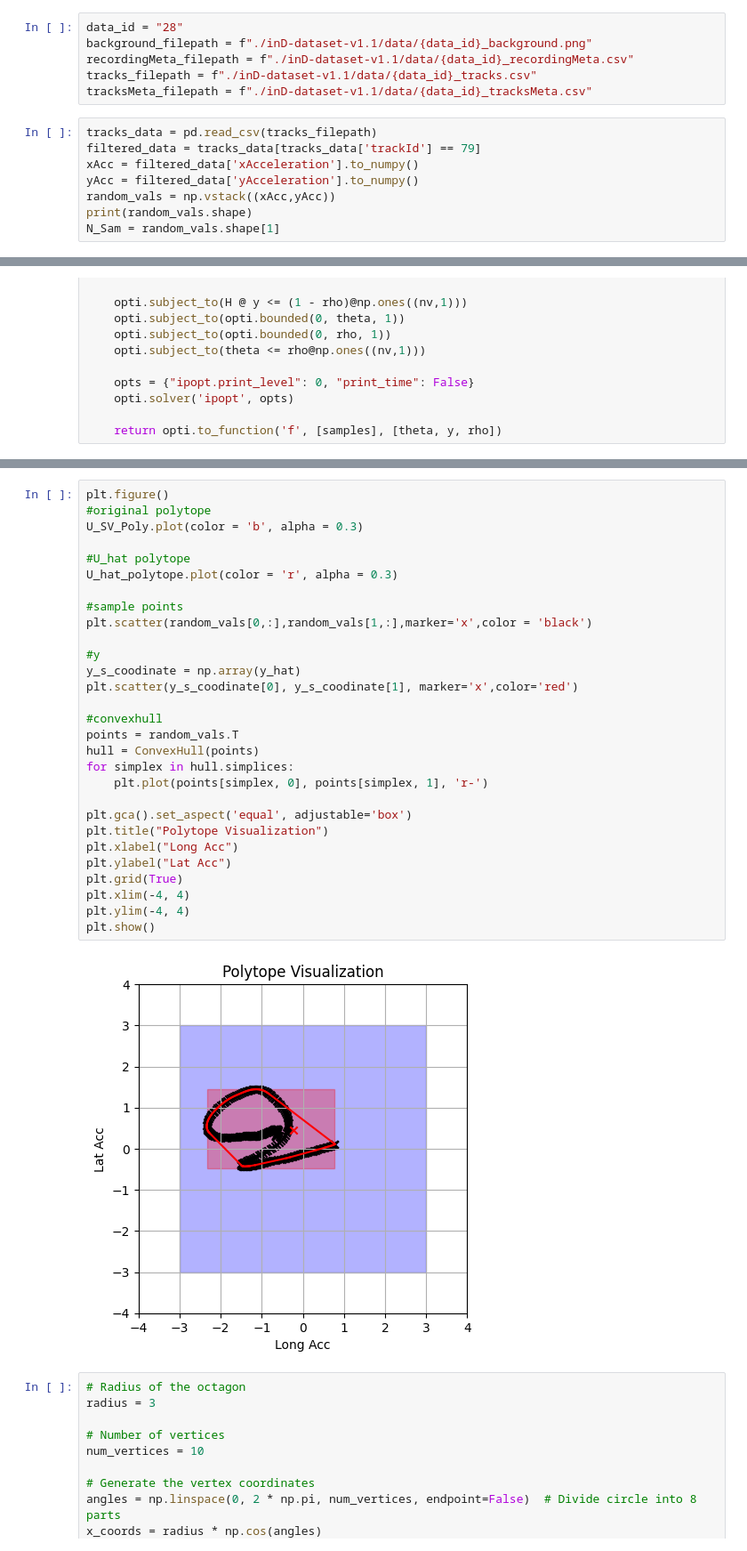
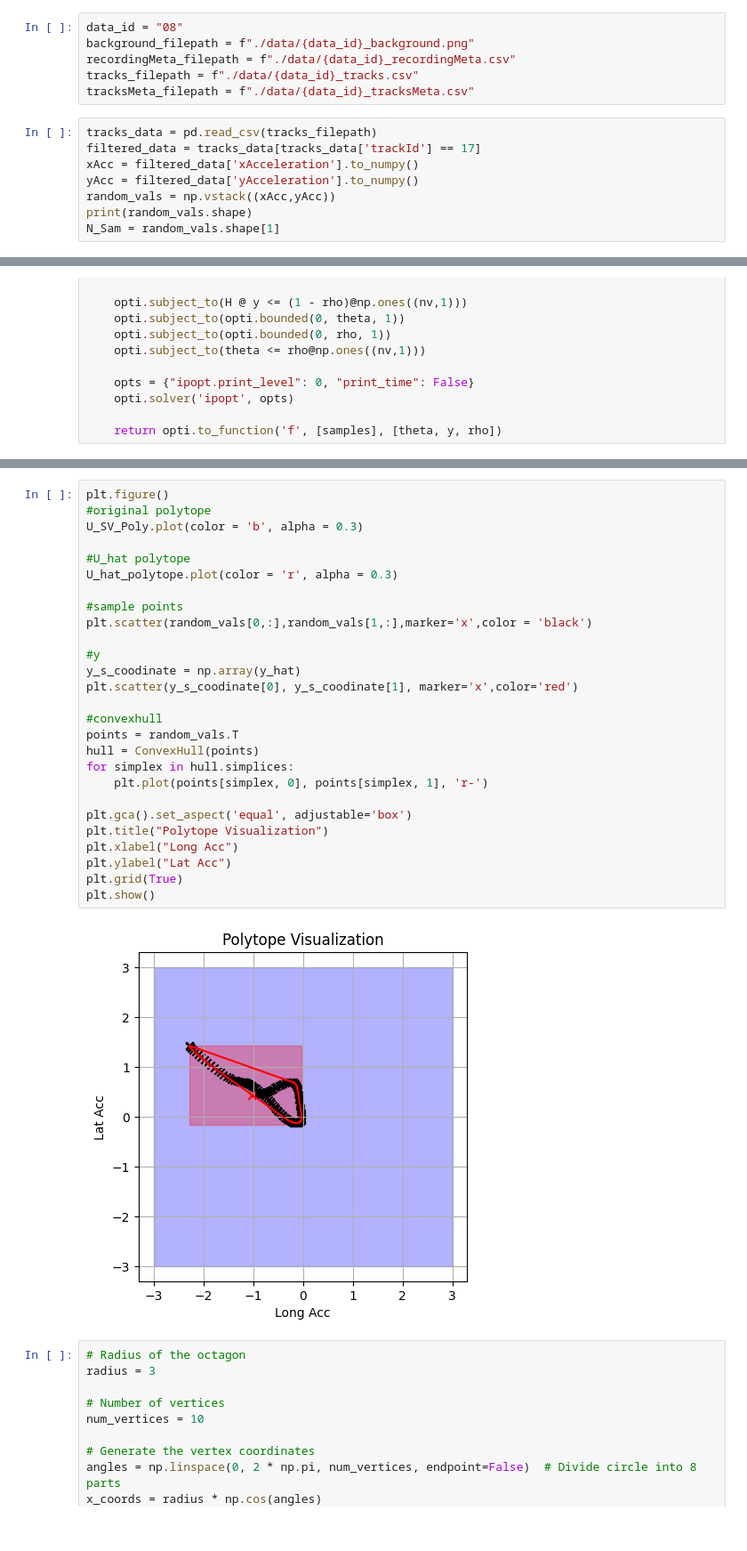
Before and after one commit to QDZHOU/FYP_Intent_Learning, a Jupyter notebook: H_estimtion_polytope.ipynb, the cells around one changed output, grey strips where cells are left out. Shown at 89% size. Drawn from its saved outputs; the diff is of its cells as text.

```diff
--- a/H_estimtion_polytope.ipynb
+++ b/H_estimtion_polytope.ipynb
@@ -36,13 +36,13 @@ print(random_vals.shape)
 (2, 20)
 # %%
-data_id = "28"
-background_filepath = f"./inD-dataset-v1.1/data/{data_id}_background.png"
-recordingMeta_filepath = f"./inD-dataset-v1.1/data/{data_id}_recordingMeta.csv"
-tracks_filepath = f"./inD-dataset-v1.1/data/{data_id}_tracks.csv"
-tracksMeta_filepath = f"./inD-dataset-v1.1/data/{data_id}_tracksMeta.csv"
+data_id = "08"
+background_filepath = f"./data/{data_id}_background.png"
+recordingMeta_filepath = f"./data/{data_id}_recordingMeta.csv"
+tracks_filepath = f"./data/{data_id}_tracks.csv"
+tracksMeta_filepath = f"./data/{data_id}_tracksMeta.csv"
 # %%
 tracks_data = pd.read_csv(tracks_filepath)
-filtered_data = tracks_data[tracks_data['trackId'] == 79]
+filtered_data = tracks_data[tracks_data['trackId'] == 17]
 xAcc = filtered_data['xAcceleration'].to_numpy()
 yAcc = filtered_data['yAcceleration'].to_numpy()
 random_vals = np.vstack((xAcc,yAcc))
@@ -95,34 +95,32 @@ This program contains Ipopt, a library for large-scale nonlinear optimization.
 # %%
 plt.figure()
 #original polytope
 U_SV_Poly.plot(color = 'b', alpha = 0.3)
 
 #U_hat polytope
 U_hat_polytope.plot(color = 'r', alpha = 0.3)
 
 #sample points
 plt.scatter(random_vals[0,:],random_vals[1,:],marker='x',color = 'black')
 
 #y
 y_s_coodinate = np.array(y_hat)
 plt.scatter(y_s_coodinate[0], y_s_coodinate[1], marker='x',color='red')
 
 #convexhull
 points = random_vals.T
 hull = ConvexHull(points)
 for simplex in hull.simplices:
     plt.plot(points[simplex, 0], points[simplex, 1], 'r-')
 
 plt.gca().set_aspect('equal', adjustable='box')
 plt.title("Polytope Visualization")
 plt.xlabel("Long Acc")
 plt.ylabel("Lat Acc")
 plt.grid(True)
-plt.xlim(-4, 4)
-plt.ylim(-4, 4)
 plt.show()
 # %% [output]
-[figure, old version]
+[figure, new version]
 # %%
 # Radius of the octagon
 radius = 3
```
Also changed, not shown: parts of 7 cells of this notebook, 2 other files.
